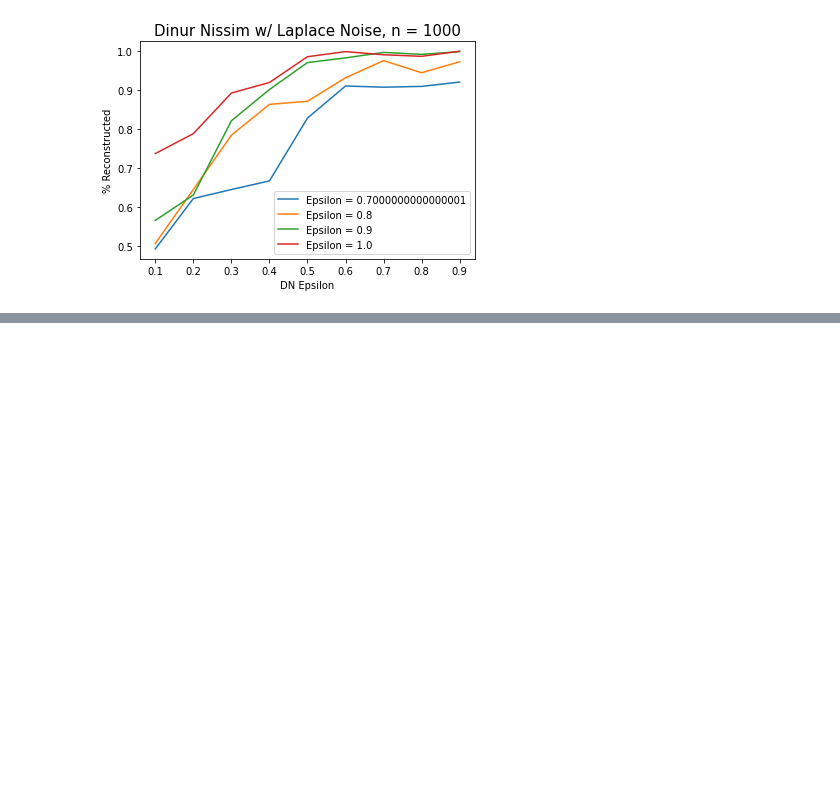
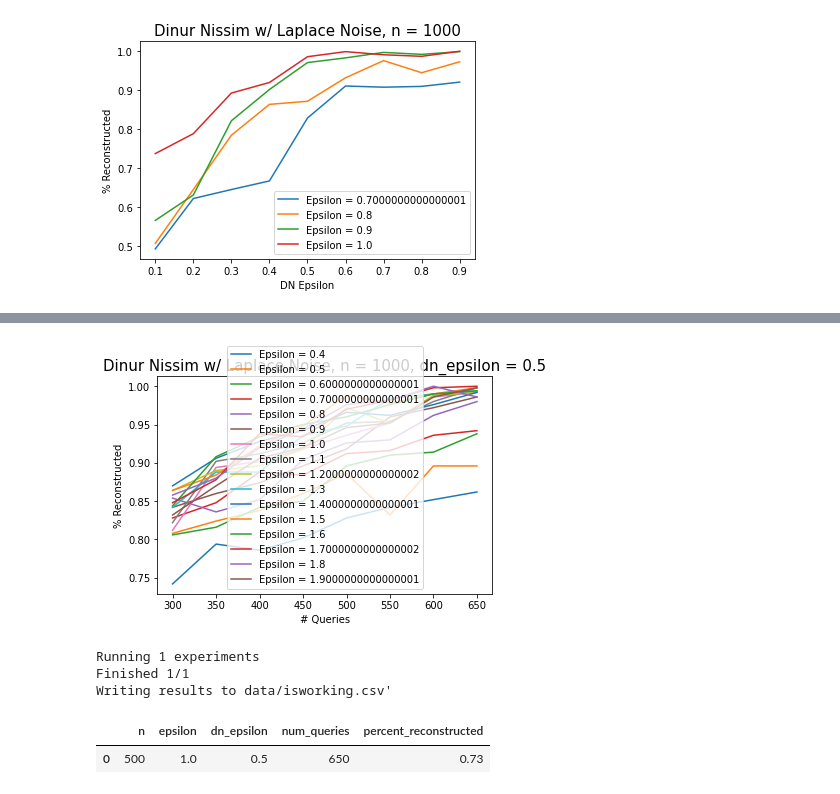
Before and after one commit to mgul999/cs226finalproject, a Jupyter notebook: 226 final project.ipynb, the cells around one changed output, grey strips where cells are left out. Cells and saved outputs as stored; diff of their text form; code cells hidden in the pictures; blank space fills up the shorter version.

```diff
--- a/226 final project.ipynb
+++ b/226 final project.ipynb
@@ -428,0 +468,21 @@ Total time (CPU seconds):       0.33   (Wallclock seconds):       0.34
+# %%
+plot_t_multiple_eps(laplace_results[laplace_results.num_queries < 700], epss= [.1*y for y in range(4,20)])
+# %% [output]
+[figure, added]
+# %%
+test_run_3 = run_experiment(
+    ns = [1000],
+    mechanism_class = LaplaceMechanism,
+    mech_args = [{"epsilon": x} for x in [.1*y for y in range(10,11)]],
+    dn_epsilons=[.5],
+    t_generators=([ConstantFunction(n) for n in [50*y for y in range(13, 14)]]),
+    output_filename="data/isworking.csv'")
+# %% [output]
+Running 1 experiments
+Finished 1/1
+Writing results to data/isworking.csv'
+# %%
+test_run_3
+# %% [output]
+|  | n | epsilon | dn_epsilon | num_queries | percent_reconstructed |
+| 0 | 500 | 1.0 | 0.5 | 650 | 0.73 |
```
Also changed, not shown: parts of 17 cells of this notebook.
